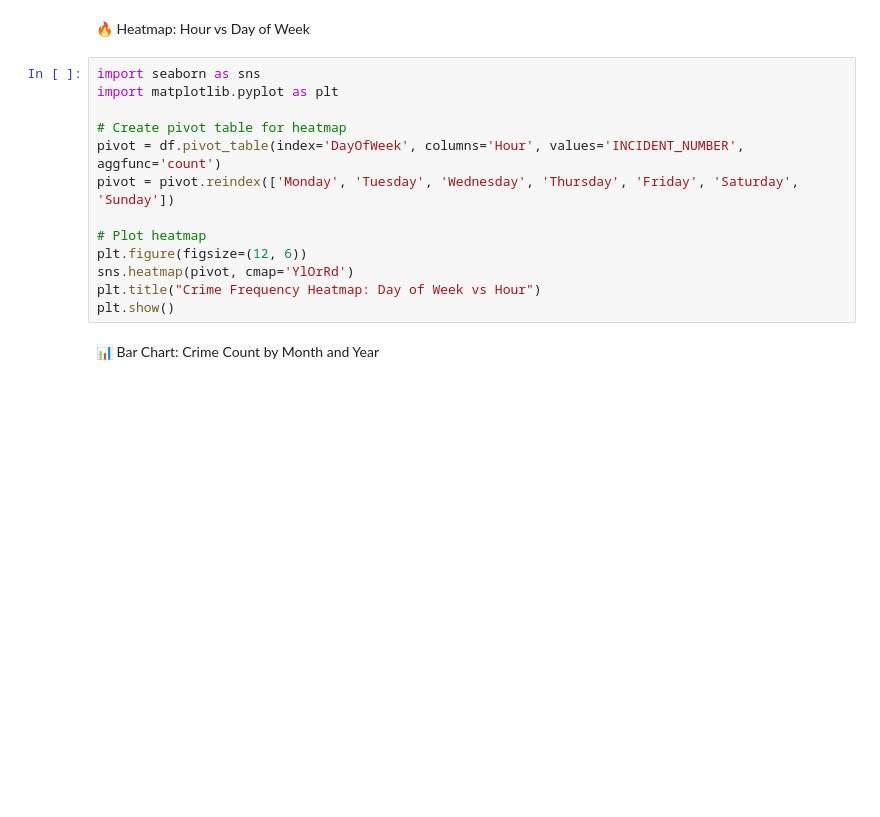
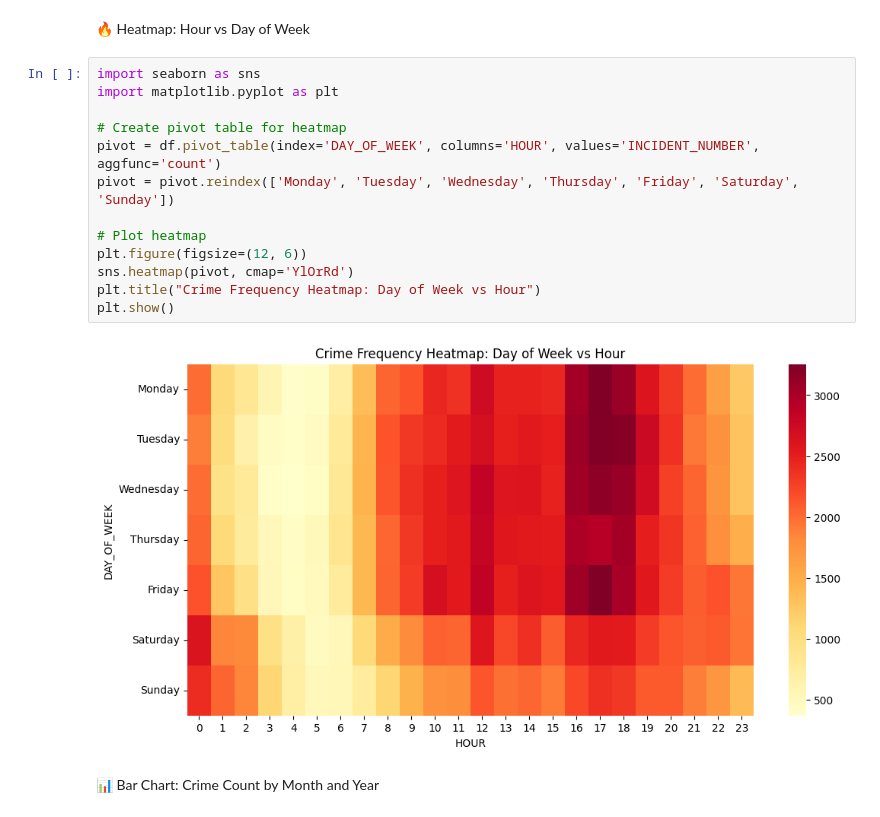
Before and after one commit to NelsonBenle/Crime-data-analyis, a Jupyter notebook: crime-analysis.ipynb, the cells around one changed output. Cells and saved outputs as stored; diff of their text form; blank space fills up the shorter version.

```diff
--- a/crime-analysis.ipynb
+++ b/crime-analysis.ipynb
@@ -176,16 +188,18 @@ Text(0, 0.5, 'Number of Crimes')
 # %%
 import seaborn as sns
 import matplotlib.pyplot as plt
 
 # Create pivot table for heatmap
-pivot = df.pivot_table(index='DayOfWeek', columns='Hour', values='INCIDENT_NUMBER', aggfunc='count')
+pivot = df.pivot_table(index='DAY_OF_WEEK', columns='HOUR', values='INCIDENT_NUMBER', aggfunc='count')
 pivot = pivot.reindex(['Monday', 'Tuesday', 'Wednesday', 'Thursday', 'Friday', 'Saturday', 'Sunday'])
 
 # Plot heatmap
 plt.figure(figsize=(12, 6))
 sns.heatmap(pivot, cmap='YlOrRd')
 plt.title("Crime Frequency Heatmap: Day of Week vs Hour")
 plt.show()
+# %% [output]
+[figure, added]
 # %% [markdown]
 📊 Bar Chart: Crime Count by Month and Year
 # %% [markdown]
```
Also changed, not shown: parts of 9 cells of this notebook.
